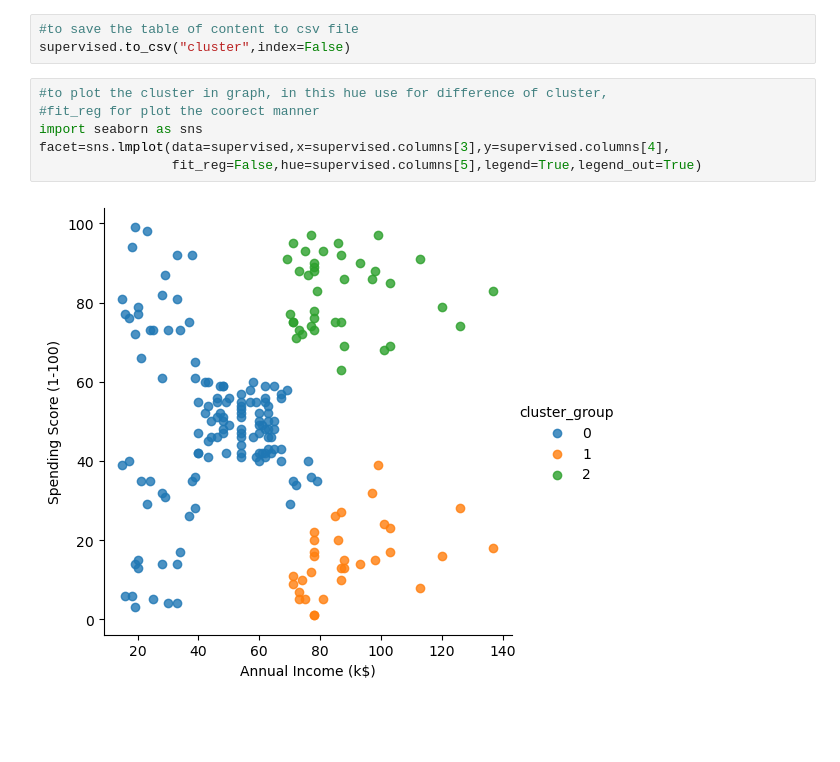
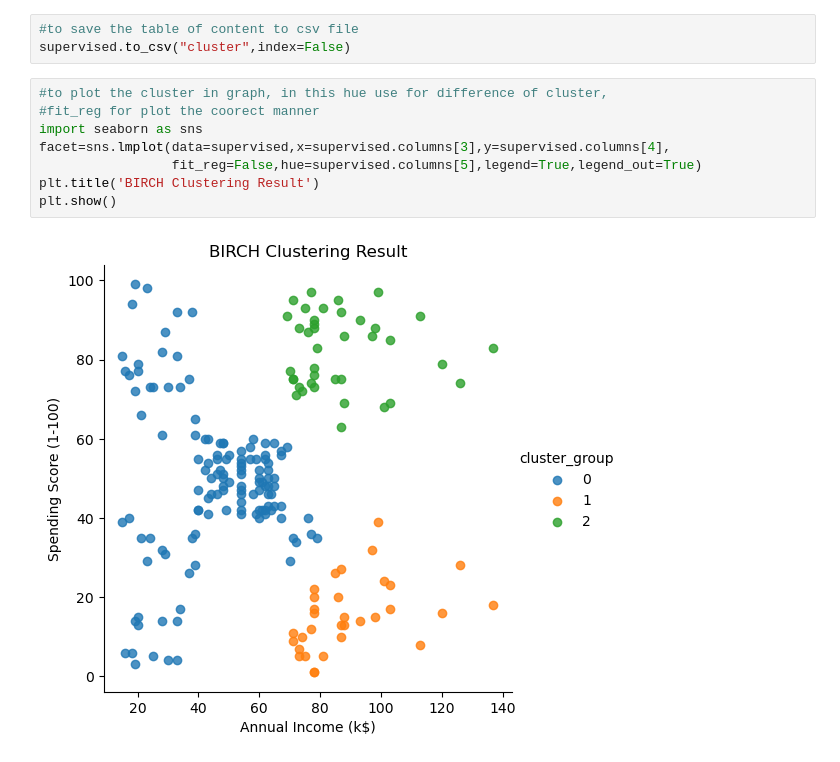
Before and after one commit to Dinesh0506/Branch_Clustering, a Jupyter notebook: Branch_Clustering.ipynb, the cells around one changed output. Cells and saved outputs as stored; diff of their text form; blank space fills up the shorter version.

```diff
--- a/Branch_Clustering.ipynb
+++ b/Branch_Clustering.ipynb
@@ -92,8 +92,10 @@ supervised.to_csv("cluster",index=False)
 # %%
 #to plot the cluster in graph, in this hue use for difference of cluster,
 #fit_reg for plot the coorect manner
 import seaborn as sns
 facet=sns.lmplot(data=supervised,x=supervised.columns[3],y=supervised.columns[4],
                  fit_reg=False,hue=supervised.columns[5],legend=True,legend_out=True)
+plt.title('BIRCH Clustering Result')
+plt.show()
 # %% [output]
-[figure, old version]
+[figure, new version]
```
